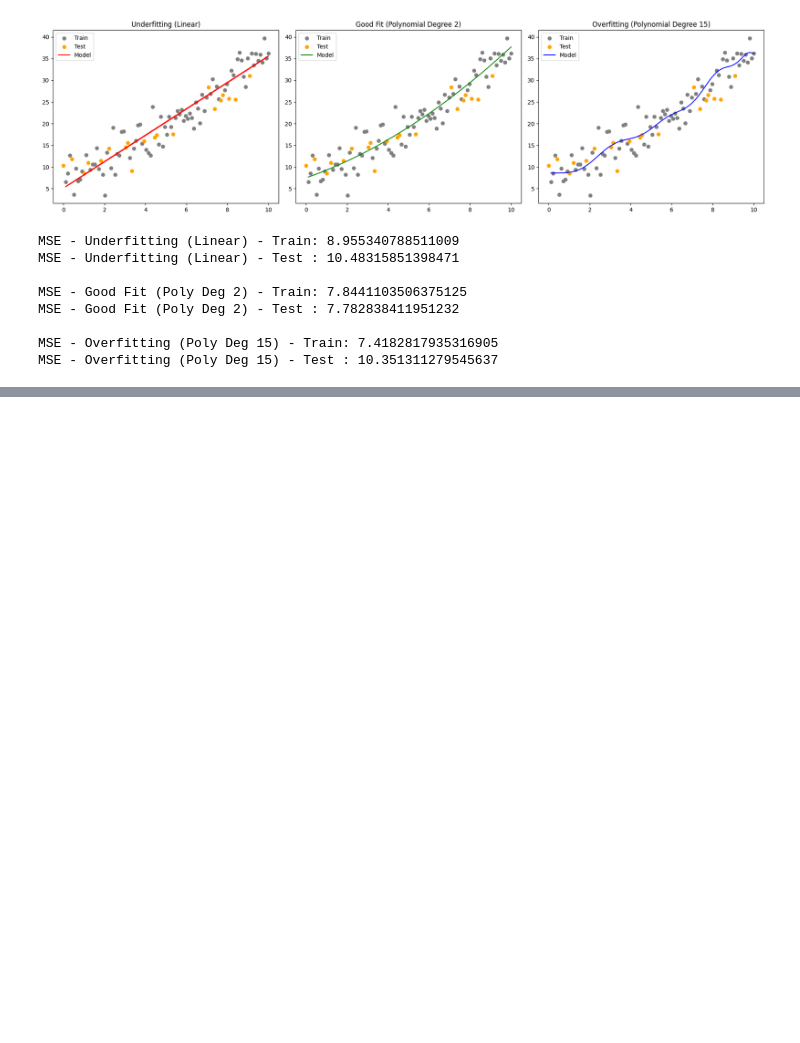
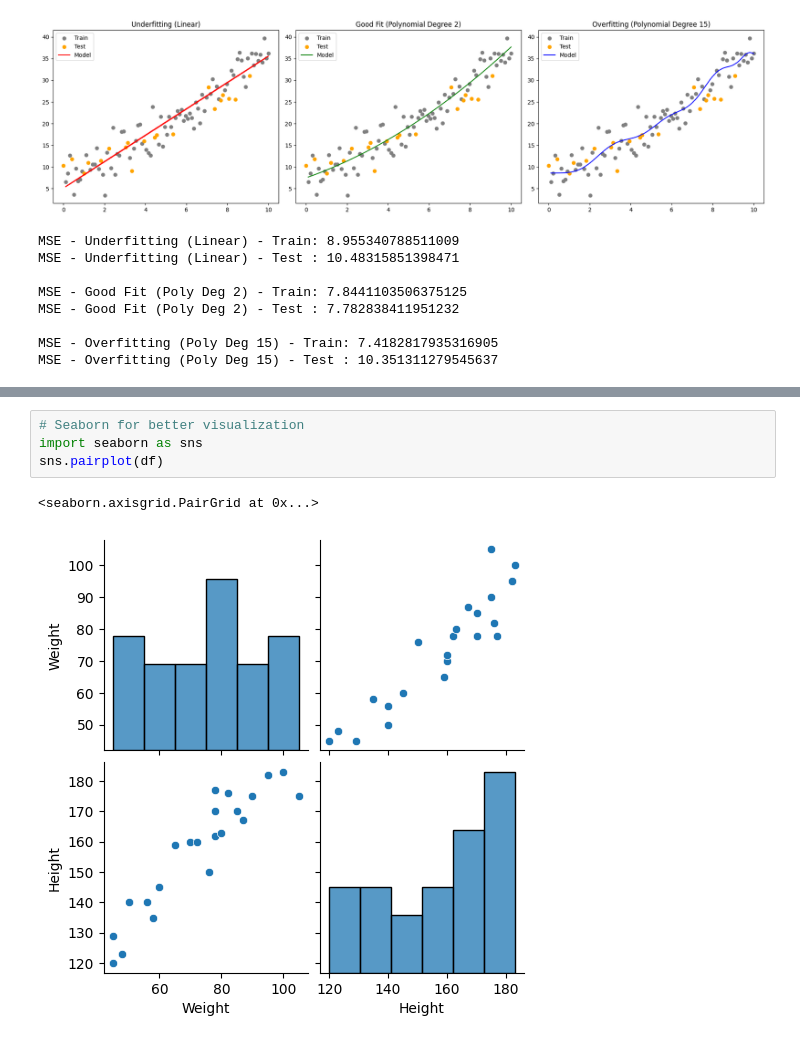
Before and after one commit to abhik12295/Data-Science-Learning, a Jupyter notebook: Core ML Topics/5. ML Algos/1. Linear Regression.ipynb, the cells around one changed output, grey strips where cells are left out. Saved outputs shown, nothing was run; the diff lists cells and outputs as text; blank space fills up the shorter version.

```diff
--- a/Core ML Topics/5. ML Algos/1. Linear Regression.ipynb
+++ b/Core ML Topics/5. ML Algos/1. Linear Regression.ipynb
@@ -583,0 +644,7 @@ Linear Regression (sklearn):
+# %%
+# Seaborn for better visualization
+import seaborn as sns
+sns.pairplot(df)
+# %% [output]
+<seaborn.axisgrid.PairGrid at 0x...>
+[figure, added]
```
Also changed, not shown: parts of 64 cells of this notebook.
